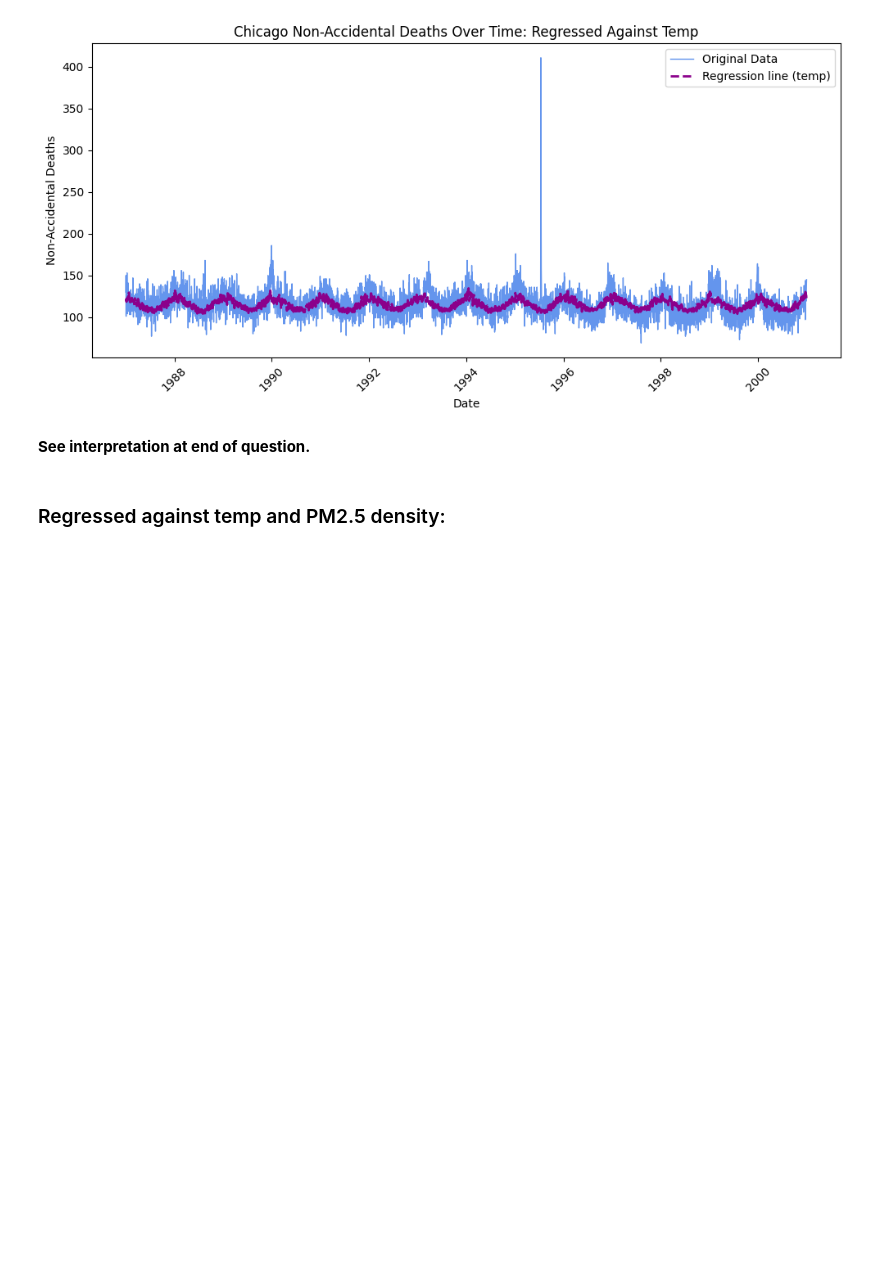
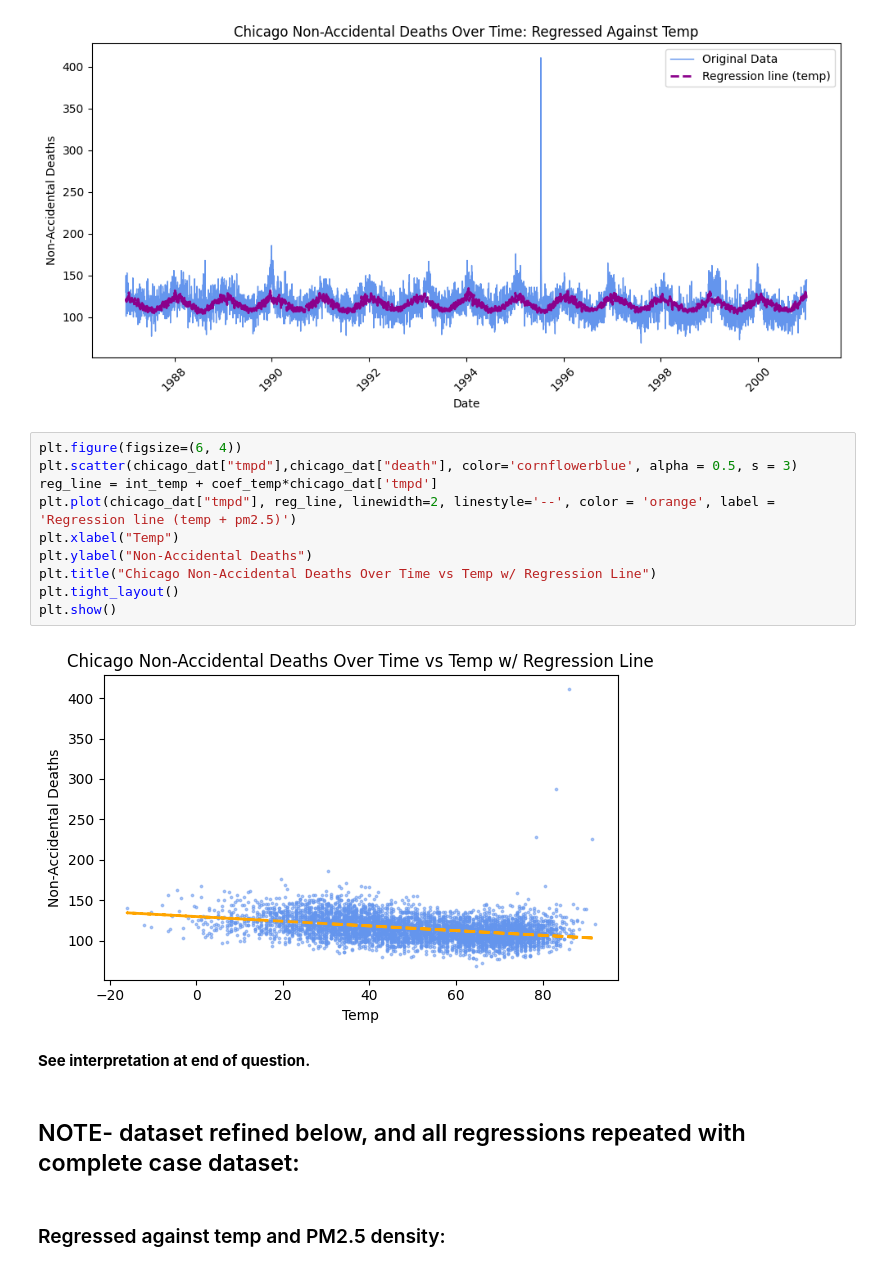
Before and after one commit to BEE4850-SP25/hw05-mcallen14, a Jupyter notebook: hw05.ipynb, the cells around one changed output. Saved outputs shown, nothing was run; the diff lists cells and outputs as text; blank space fills up the shorter version.

```diff
--- a/hw05.ipynb
+++ b/hw05.ipynb
@@ -724,8 +724,22 @@ plt.show()
 # %% [output]
 Intercept: 129.957, temp coefficient: -0.290, AIC: 41669.360
 [figure]
+# %%
+plt.figure(figsize=(6, 4))
+plt.scatter(chicago_dat["tmpd"],chicago_dat["death"], color='cornflowerblue', alpha = 0.5, s = 3)
+reg_line = int_temp + coef_temp*chicago_dat['tmpd']
+plt.plot(chicago_dat["tmpd"], reg_line, linewidth=2, linestyle='--', color = 'orange', label = 'Regression line (temp + pm2.5)')
+plt.xlabel("Temp")
+plt.ylabel("Non-Accidental Deaths")
+plt.title("Chicago Non-Accidental Deaths Over Time vs Temp w/ Regression Line")
+plt.tight_layout()
+plt.show()
+# %% [output]
+[figure, added]
 # %% [markdown]
 **See interpretation at end of question.**
+# %% [markdown]
+## NOTE- dataset refined below, and all regressions repeated with complete case dataset:
 # %% [markdown]
 ### Regressed against temp and PM2.5 density:
 # %%
```
Also changed, not shown: parts of 3 cells of this notebook, 2 other files.
